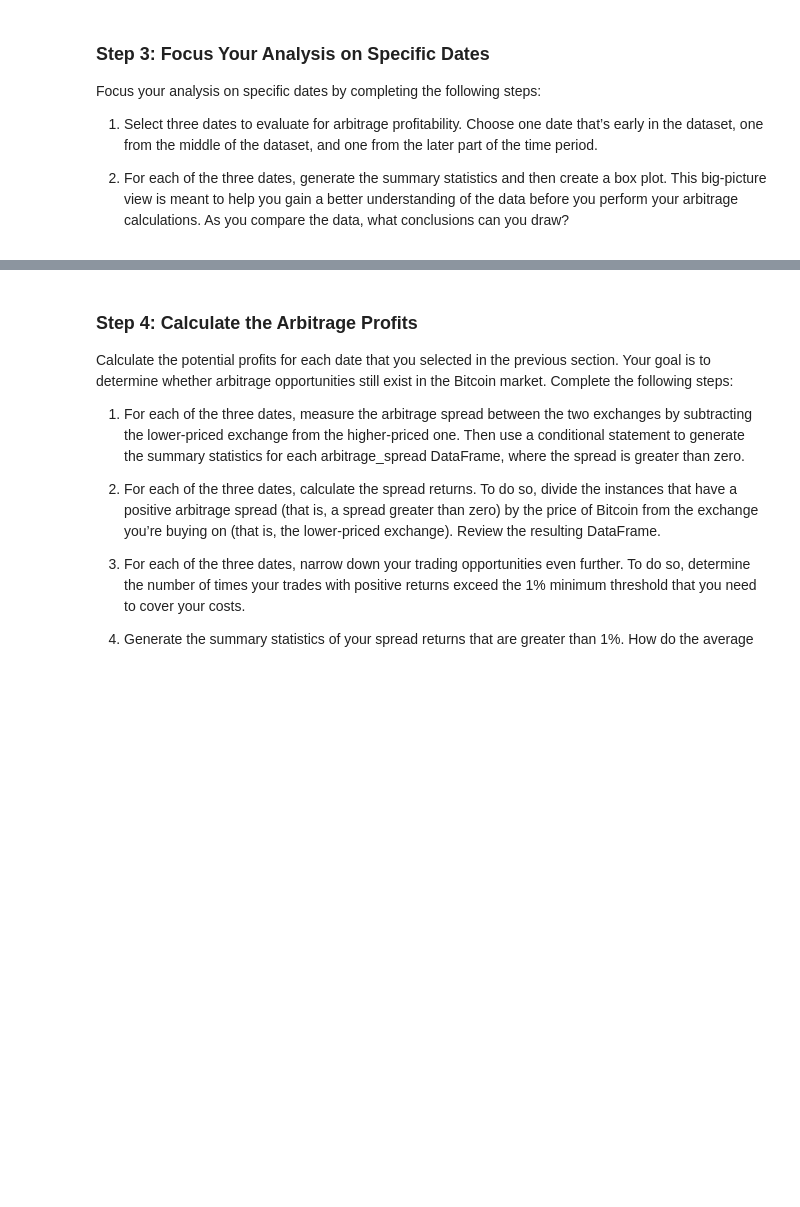
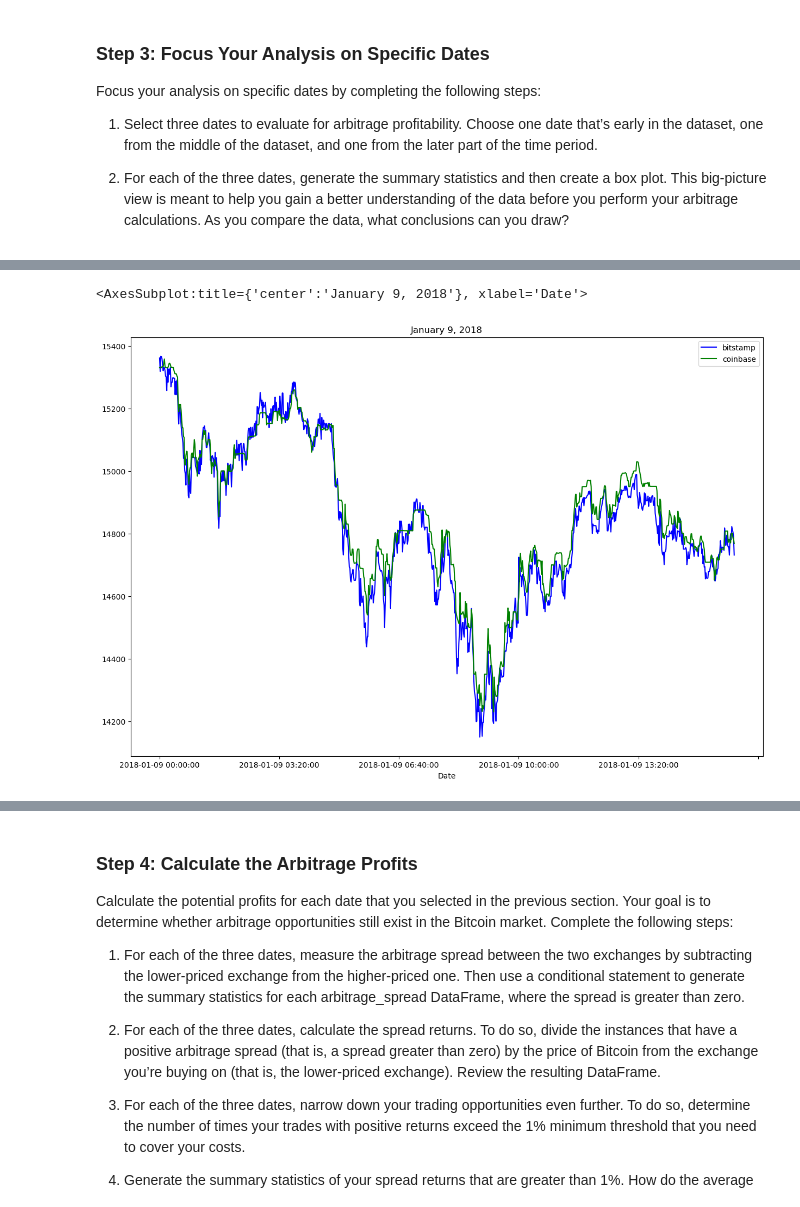
Before and after one commit to arianamoreno13/challenge3, a Jupyter notebook: challenge_03/crypto_arbitrage.ipynb, the cells around one changed output, grey strips where cells are left out. Cells and saved outputs as stored; diff of their text form; code cells hidden in the pictures; blank space fills up the shorter version.

```diff
--- a/challenge_03/crypto_arbitrage.ipynb
+++ b/challenge_03/crypto_arbitrage.ipynb
@@ -427,0 +436,10 @@ Focus your analysis on specific dates by completing the following steps:
+# %%
+# Create an overlay plot that visualizes the two dataframes over a period of one day early in the dataset.
+# Be sure that the plots include the parameters `legend`, `figsize`, `title`, `color` and `label`
+bitstamp_sliced.loc["2018-01-09 00:00:00": "2018-01-09 16:00:00"].plot(
+    legend=True, figsize=(15, 10), title="Febuary 2018", color="blue", label="bitstamp")
+
+coinbase_sliced.loc["2018-01-09 00:00:00": "2018-01-09 16:00:00"].plot(legend=True, figsize=(15, 10), title="January 9, 2018", color="green", label="coinbase")
+# %% [output]
+<AxesSubplot:title={'center':'January 9, 2018'}, xlabel='Date'>
+[figure, added]
```
Also changed, not shown: parts of 21 cells of this notebook.
